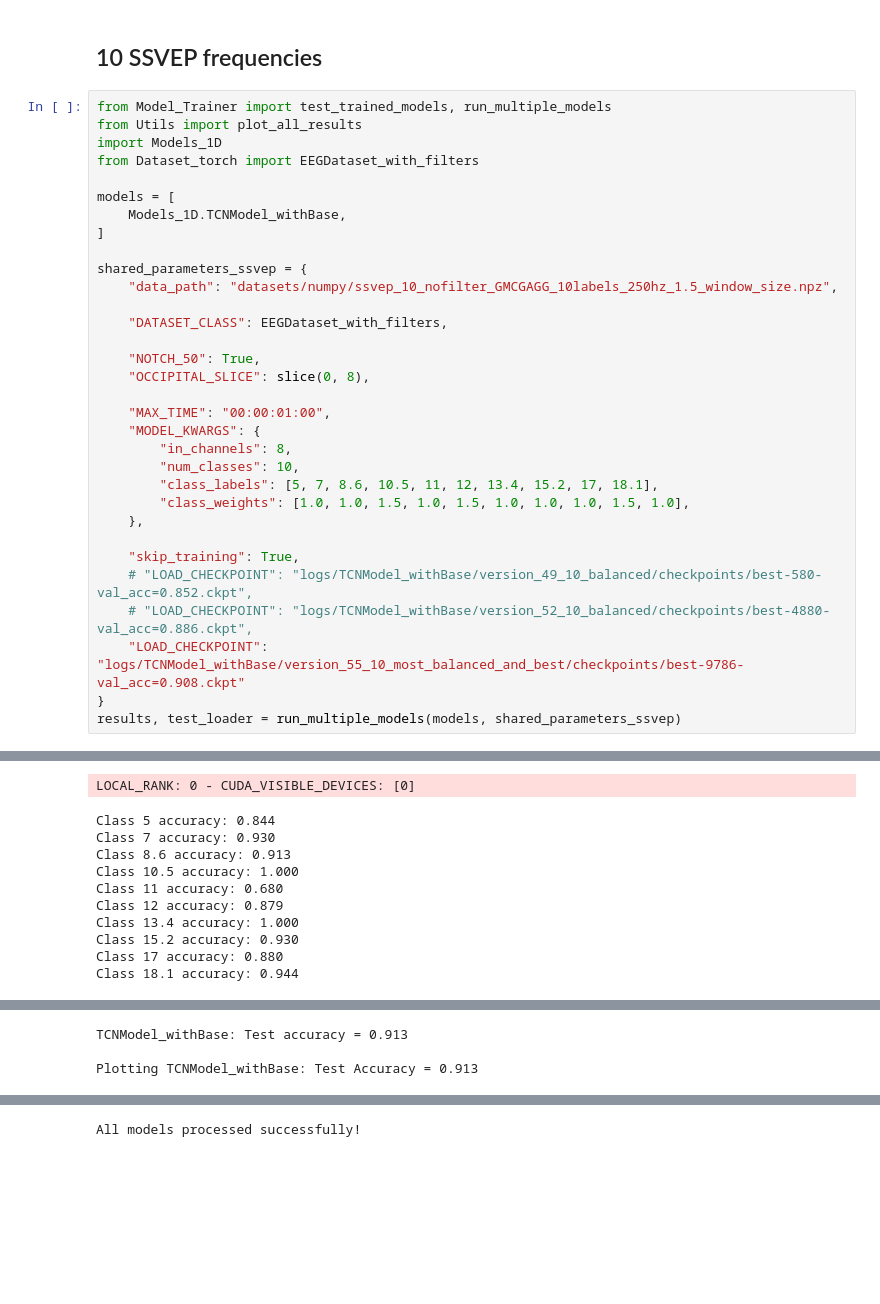
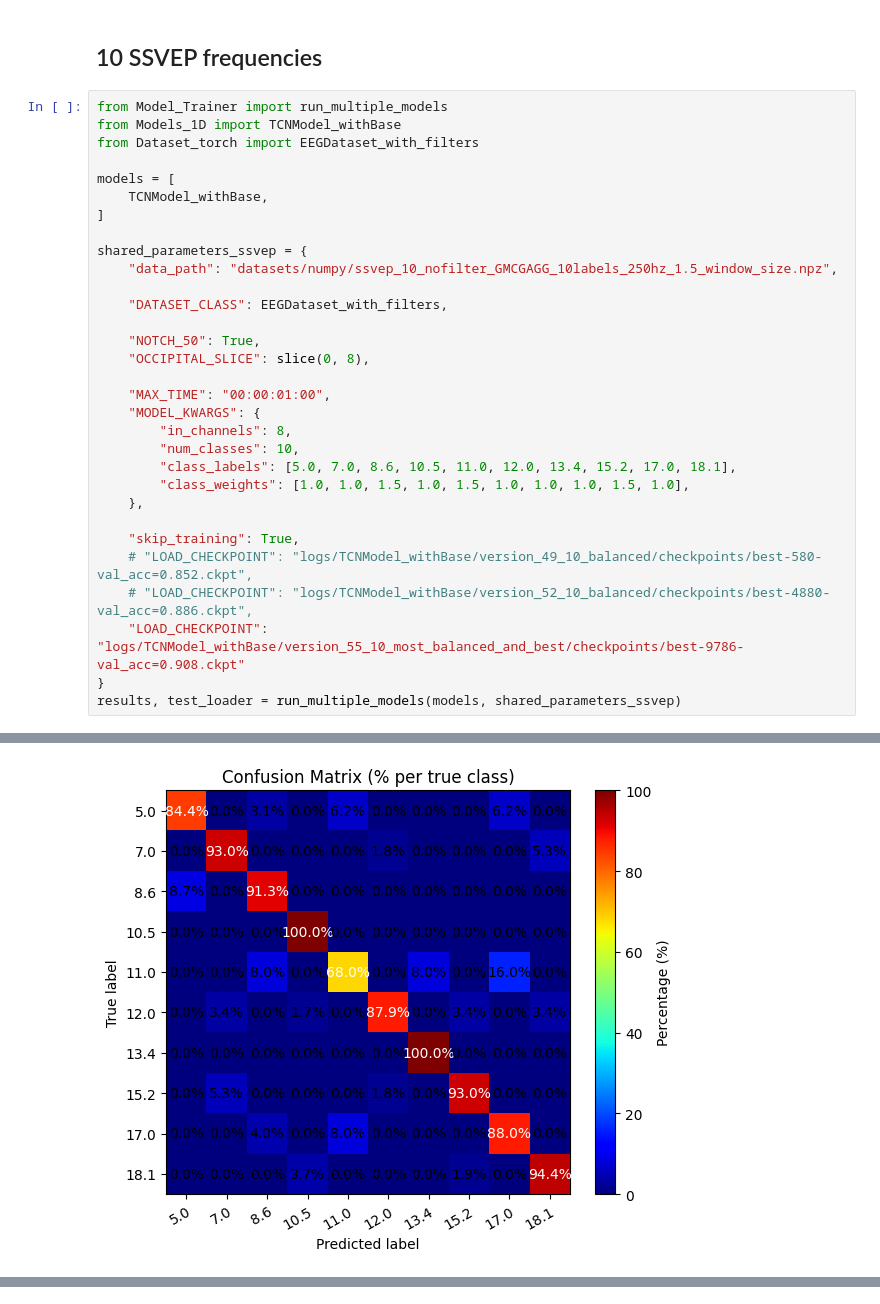
Before and after one commit to GeorgTenzing/EEG_Classification, a Jupyter notebook: Result_presentation.ipynb, the cells around one changed output, grey strips where cells are left out. Cells and saved outputs as stored; diff of their text form; blank space fills up the shorter version.

```diff
--- a/Result_presentation.ipynb
+++ b/Result_presentation.ipynb
@@ -118,13 +156,12 @@ All models processed successfully!
 # %% [markdown]
 ## 10 SSVEP frequencies
 # %%
-from Model_Trainer import test_trained_models, run_multiple_models
-from Utils import plot_all_results
-import Models_1D
+from Model_Trainer import run_multiple_models
+from Models_1D import TCNModel_withBase
 from Dataset_torch import EEGDataset_with_filters
 
 models = [
-    Models_1D.TCNModel_withBase,
+    TCNModel_withBase,
 ]
 
 shared_parameters_ssvep = {
@@ -139,7 +176,7 @@ shared_parameters_ssvep = {
     "MODEL_KWARGS": {
         "in_channels": 8,
         "num_classes": 10,
-        "class_labels": [5, 7, 8.6, 10.5, 11, 12, 13.4, 15.2, 17, 18.1],
+        "class_labels": [5.0, 7.0, 8.6, 10.5, 11.0, 12.0, 13.4, 15.2, 17.0, 18.1],
         "class_weights": [1.0, 1.0, 1.5, 1.0, 1.5, 1.0, 1.0, 1.0, 1.5, 1.0],
     },
 
@@ -154,0 +209 @@ Data loaded: X=(2746, 8, 375), y=(2746,)
+[figure, new version]
@@ -166,11 +214,0 @@ Loading model from checkpoint instead of training:
-LOCAL_RANK: 0 - CUDA_VISIBLE_DEVICES: [0]
-Class 5 accuracy: 0.844
-Class 7 accuracy: 0.930
-Class 8.6 accuracy: 0.913
-Class 10.5 accuracy: 1.000
-Class 11 accuracy: 0.680
-Class 12 accuracy: 0.879
-Class 13.4 accuracy: 1.000
-Class 15.2 accuracy: 0.930
-Class 17 accuracy: 0.880
-Class 18.1 accuracy: 0.944
@@ -178,3 +214,0 @@ Class 18.1 accuracy: 0.944
-TCNModel_withBase: Test accuracy = 0.913
-
-Plotting TCNModel_withBase: Test Accuracy = 0.913
@@ -182 +214,0 @@ Plotting TCNModel_withBase: Test Accuracy = 0.913
-All models processed successfully!
```
Also changed, not shown: parts of 5 cells of this notebook, 5 other files.
